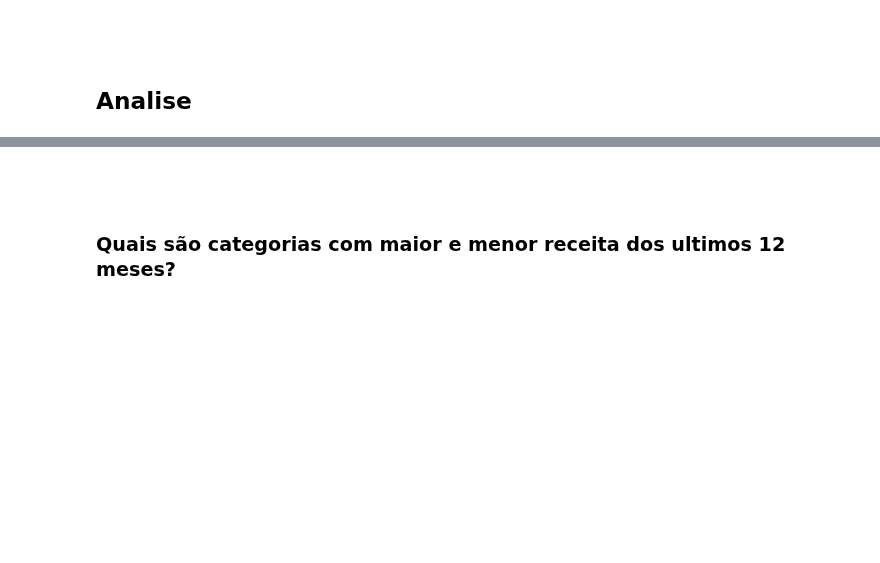
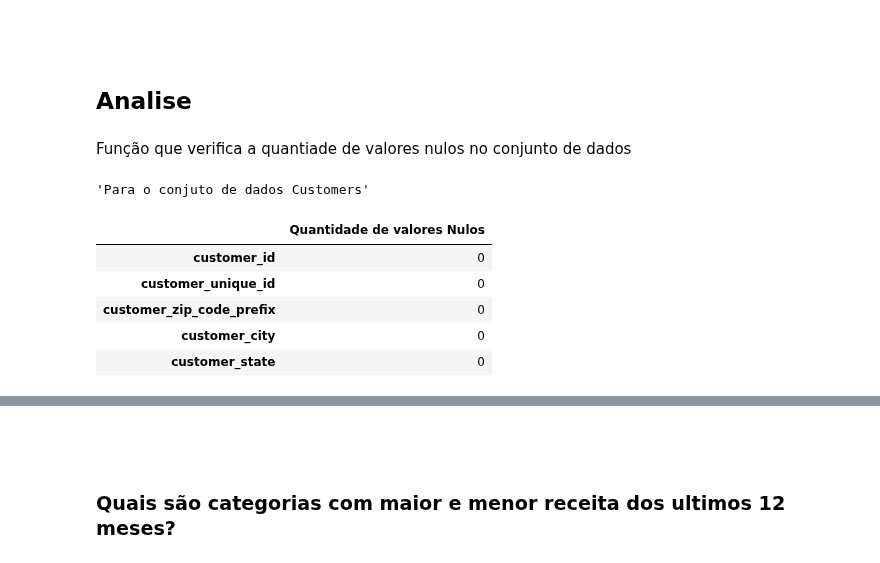
Before and after one commit to kaladabrio2020/Compass.Uol.DataScience, a Jupyter notebook: Sprint 01/ProjetoSprint01/ProjetoSprint01.ipynb, the cells around one changed output, grey strips where cells are left out. Saved outputs shown, nothing was run; the diff lists cells and outputs as text; code cells hidden in the pictures; blank space fills up the shorter version.

```diff
--- a/Sprint 01/ProjetoSprint01/ProjetoSprint01.ipynb
+++ b/Sprint 01/ProjetoSprint01/ProjetoSprint01.ipynb
@@ -97,3 +99,24 @@ product_cat.createOrReplaceTempView('product_cat')
 &nbsp;
 # %% [markdown]
 ## Analise
+# %% [markdown]
+Função que verifica a quantiade de valores nulos no conjunto de dados
+# %%
+def VerificaValoresNulos(string, data):
+    selecao = data.select(
+        [ f.count( f.when(f.isnull(col), col)).alias(col)  for col in data.columns ]
+    ).toPandas().T
+
+    selecao.columns = ['Quantidade de valores Nulos']
+    display(f'Para o conjuto de dados {string.title()}')
+    display(selecao.head())
+# %%
+VerificaValoresNulos('customers',customers)
+# %% [output]
+'Para o conjuto de dados Customers'
+|  | Quantidade de valores Nulos |
+| customer_id | 0 |
+| customer_unique_id | 0 |
+| customer_zip_code_prefix | 0 |
+| customer_city | 0 |
+| customer_state | 0 |
```
Also changed, not shown: parts of 13 cells of this notebook, 1 other file.
